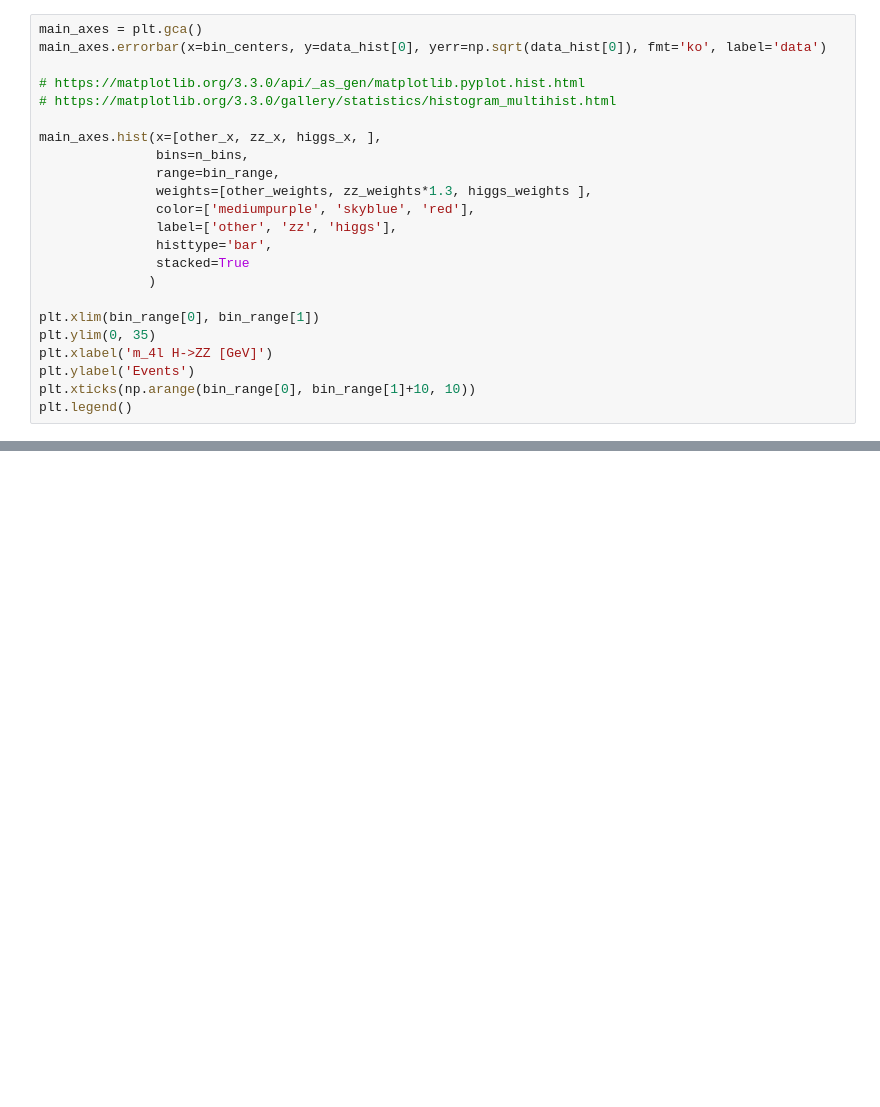
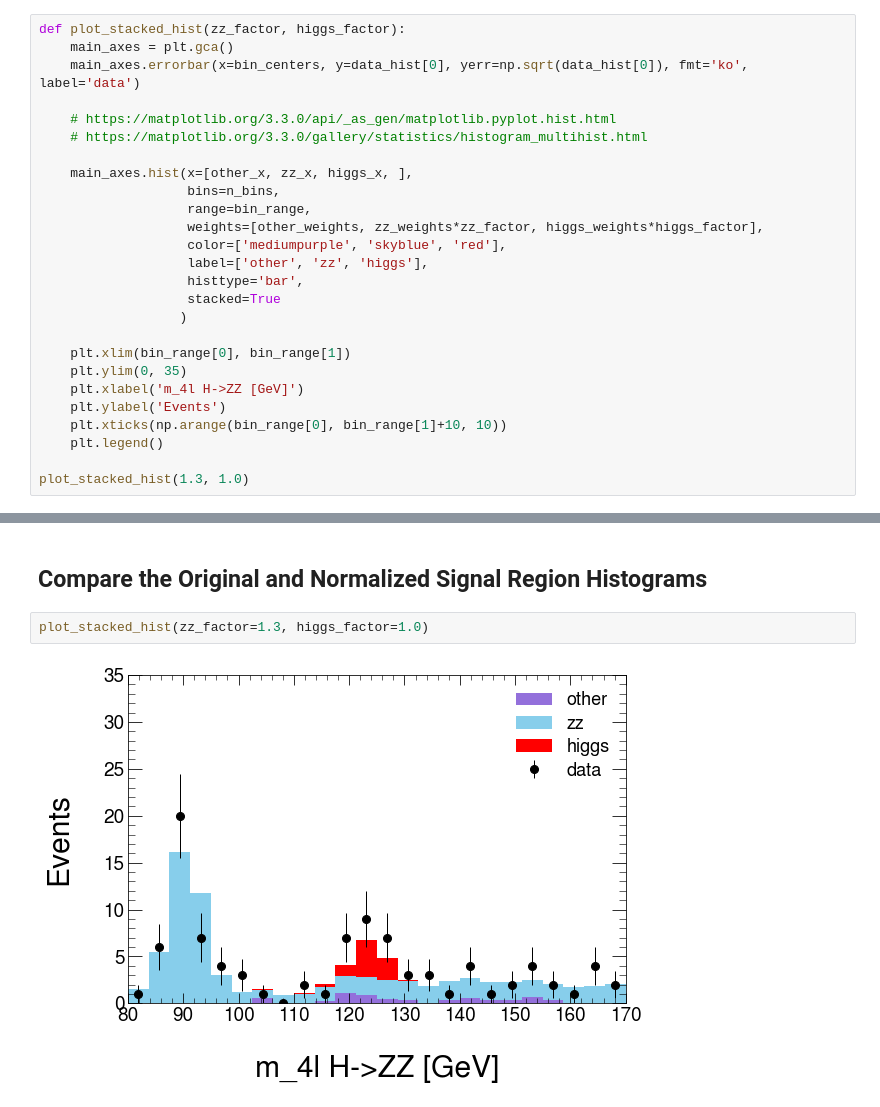
Before and after one commit to zbhatti/intro-to-hep, a Jupyter notebook: higgs_4l_reproduced.ipynb, the cells around one changed output, grey strips where cells are left out. Cells and saved outputs as stored; diff of their text form; blank space fills up the shorter version.

```diff
--- a/higgs_4l_reproduced.ipynb
+++ b/higgs_4l_reproduced.ipynb
@@ -308,24 +415,27 @@ data_B [183.13756636  92.42066966 197.80514237 133.75873221 163.68010749
 # %%
-main_axes = plt.gca()
-main_axes.errorbar(x=bin_centers, y=data_hist[0], yerr=np.sqrt(data_hist[0]), fmt='ko', label='data')
+def plot_stacked_hist(zz_factor, higgs_factor):
+    main_axes = plt.gca()
+    main_axes.errorbar(x=bin_centers, y=data_hist[0], yerr=np.sqrt(data_hist[0]), fmt='ko', label='data')
 
-# https://matplotlib.org/3.3.0/api/_as_gen/matplotlib.pyplot.hist.html
-# https://matplotlib.org/3.3.0/gallery/statistics/histogram_multihist.html
+    # https://matplotlib.org/3.3.0/api/_as_gen/matplotlib.pyplot.hist.html
+    # https://matplotlib.org/3.3.0/gallery/statistics/histogram_multihist.html
 
-main_axes.hist(x=[other_x, zz_x, higgs_x, ],
-               bins=n_bins,
-               range=bin_range,
-               weights=[other_weights, zz_weights*1.3, higgs_weights ],
-               color=['mediumpurple', 'skyblue', 'red'],
-               label=['other', 'zz', 'higgs'],
-               histtype='bar',
-               stacked=True
-              )
+    main_axes.hist(x=[other_x, zz_x, higgs_x, ],
+                   bins=n_bins,
+                   range=bin_range,
+                   weights=[other_weights, zz_weights*zz_factor, higgs_weights*higgs_factor],
+                   color=['mediumpurple', 'skyblue', 'red'],
+                   label=['other', 'zz', 'higgs'],
+                   histtype='bar',
+                   stacked=True
+                  )
 
-plt.xlim(bin_range[0], bin_range[1])
-plt.ylim(0, 35)
-plt.xlabel('m_4l H->ZZ [GeV]')
-plt.ylabel('Events')
-plt.xticks(np.arange(bin_range[0], bin_range[1]+10, 10))
-plt.legend()
+    plt.xlim(bin_range[0], bin_range[1])
+    plt.ylim(0, 35)
+    plt.xlabel('m_4l H->ZZ [GeV]')
+    plt.ylabel('Events')
+    plt.xticks(np.arange(bin_range[0], bin_range[1]+10, 10))
+    plt.legend()
+
+plot_stacked_hist(1.3, 1.0)
 # %% [output]
@@ -333,0 +563,6 @@ plt.legend()
+# %% [markdown]
+## Compare the Original and Normalized Signal Region Histograms
+# %%
+plot_stacked_hist(zz_factor=1.3, higgs_factor=1.0)
+# %% [output]
+[figure, added]
```
Also changed, not shown: parts of 22 cells of this notebook, 3 other files.
